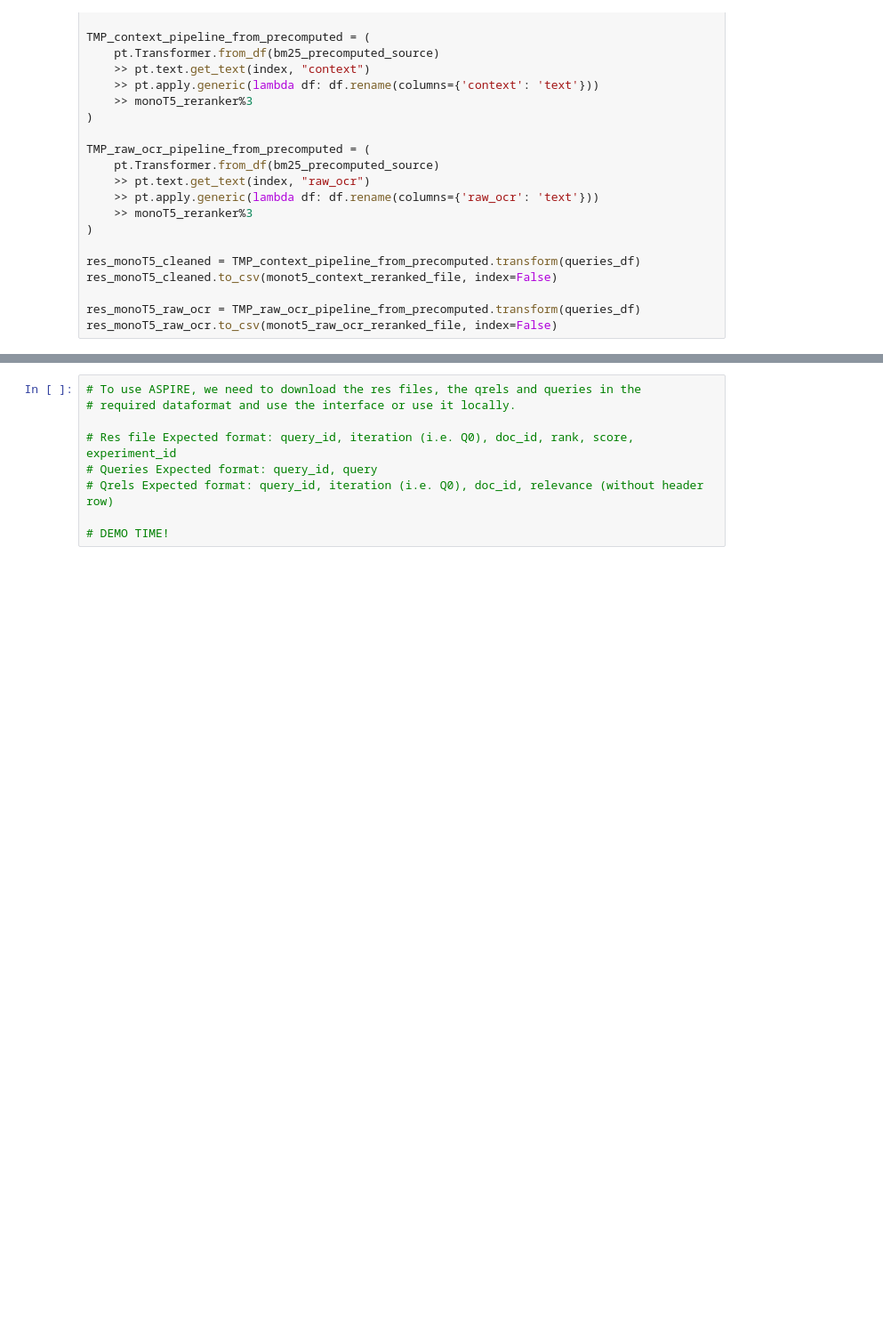
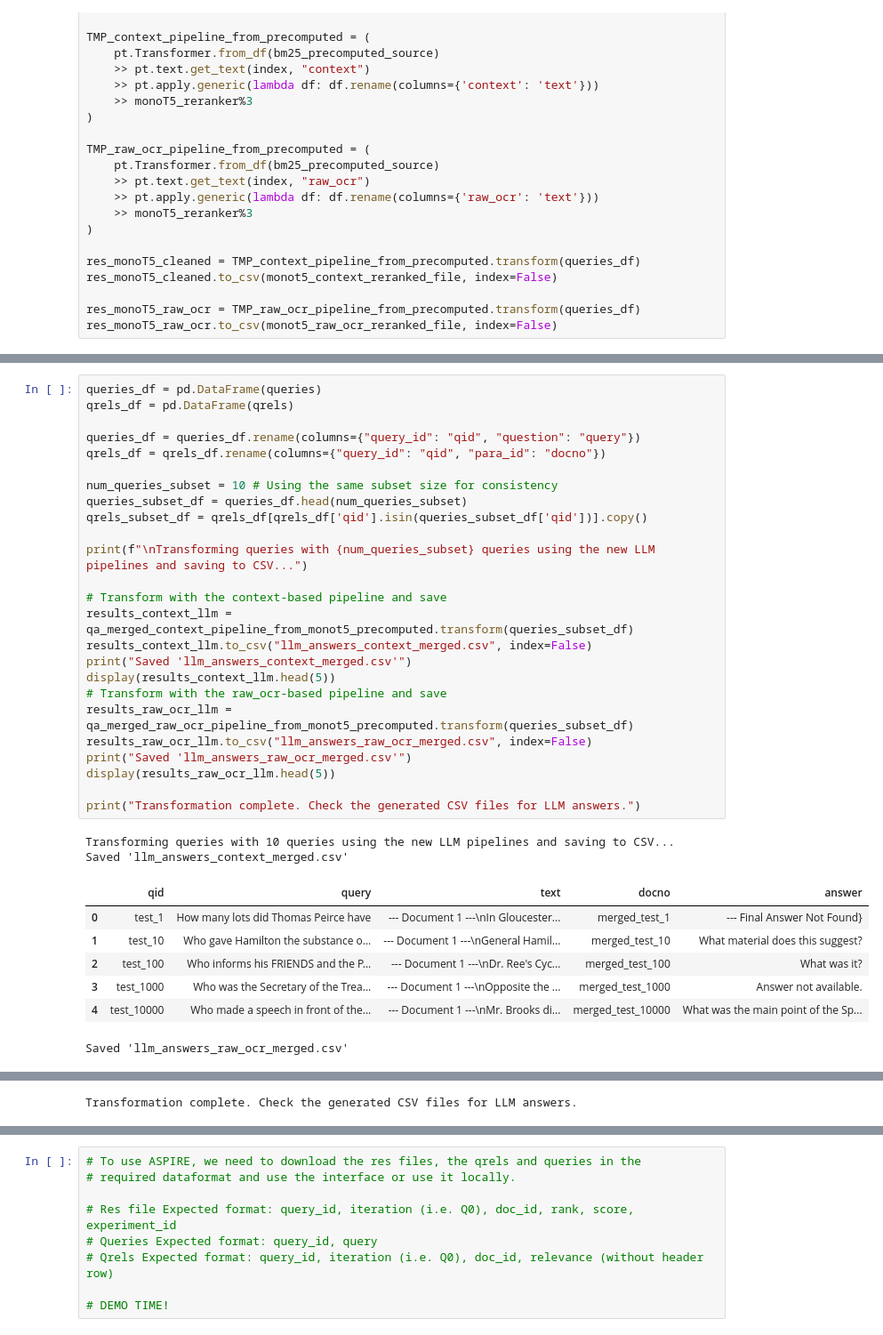
Before and after one commit to OmerSherman/IRProject, a Jupyter notebook: Historical_News_Question_Answering.ipynb, the cells around one changed output, grey strips where cells are left out. Shown at 89% size. Cells and saved outputs as stored; diff of their text form; blank space fills up the shorter version.

```diff
--- a/Historical_News_Question_Answering.ipynb
+++ b/Historical_News_Question_Answering.ipynb
@@ -921,0 +1067,35 @@ Running experiment with 10000 queries using the new LLM pipelines...
+# %%
+queries_df = pd.DataFrame(queries)
+qrels_df = pd.DataFrame(qrels)
+
+queries_df = queries_df.rename(columns={"query_id": "qid", "question": "query"})
+qrels_df = qrels_df.rename(columns={"query_id": "qid", "para_id": "docno"})
+
+num_queries_subset = 10 # Using the same subset size for consistency
+queries_subset_df = queries_df.head(num_queries_subset)
+qrels_subset_df = qrels_df[qrels_df['qid'].isin(queries_subset_df['qid'])].copy()
+
+print(f"\nTransforming queries with {num_queries_subset} queries using the new LLM pipelines and saving to CSV...")
+
+# Transform with the context-based pipeline and save
+results_context_llm = qa_merged_context_pipeline_from_monot5_precomputed.transform(queries_subset_df)
+results_context_llm.to_csv("llm_answers_context_merged.csv", index=False)
+print("Saved 'llm_answers_context_merged.csv'")
+display(results_context_llm.head(5))
+# Transform with the raw_ocr-based pipeline and save
+results_raw_ocr_llm = qa_merged_raw_ocr_pipeline_from_monot5_precomputed.transform(queries_subset_df)
+results_raw_ocr_llm.to_csv("llm_answers_raw_ocr_merged.csv", index=False)
+print("Saved 'llm_answers_raw_ocr_merged.csv'")
+display(results_raw_ocr_llm.head(5))
+
+print("Transformation complete. Check the generated CSV files for LLM answers.")
+# %% [output]
+Transforming queries with 10 queries using the new LLM pipelines and saving to CSV...
+Saved 'llm_answers_context_merged.csv'
+|  | qid | query | text | docno | answer |
+| 0 | test_1 | How many lots did Thomas Peirce have | --- Document 1 ---\nIn Gloucester... | merged_test_1 | --- Final Answer Not Found} |
+| 1 | test_10 | Who gave Hamilton the substance o... | --- Document 1 ---\nGeneral Hamil... | merged_test_10 | What material does this suggest? |
+| 2 | test_100 | Who informs his FRIENDS and the P... | --- Document 1 ---\nDr. Ree's Cyc... | merged_test_100 | What was it? |
+| 3 | test_1000 | Who was the Secretary of the Trea... | --- Document 1 ---\nOpposite the ... | merged_test_1000 | Answer not available. |
+| 4 | test_10000 | Who made a speech in front of the... | --- Document 1 ---\nMr. Brooks di... | merged_test_10000 | What was the main point of the Sp... |
+Saved 'llm_answers_raw_ocr_merged.csv'
@@ -921,0 +1108 @@ Running experiment with 10000 queries using the new LLM pipelines...
+Transformation complete. Check the generated CSV files for LLM answers.
```
Also changed, not shown: parts of 85 cells of this notebook, 14 other files.
